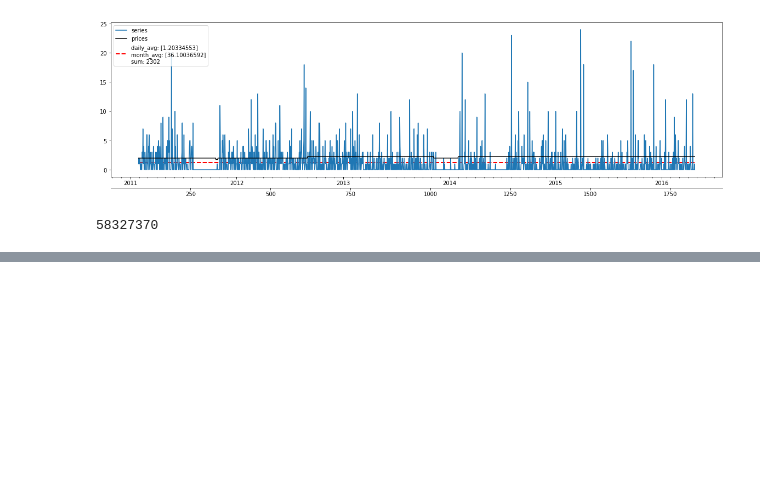
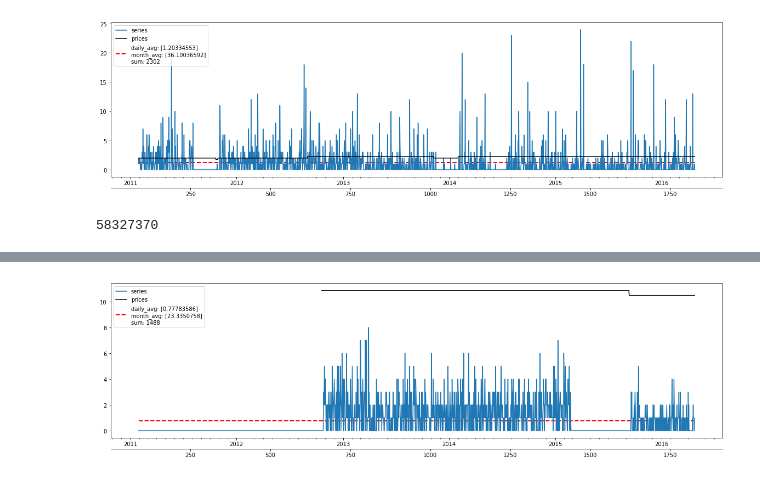
Before and after one commit to cluePrints/data-sci-fience, a Jupyter notebook: m5-forecasting-accuracy/0100. EDA.ipynb, the cells around one changed output, grey strips where cells are left out. Cells and saved outputs as stored; diff of their text form; code cells hidden in the pictures; blank space fills up the shorter version.

```diff
--- a/m5-forecasting-accuracy/0100. EDA.ipynb
+++ b/m5-forecasting-accuracy/0100. EDA.ipynb
@@ -801,0 +815,4 @@ len(df_sales_train_melt)
+# %%
+plot_item_series(df_sales_train_melt, 'HOUSEHOLD_1_032_WI_1_validation')
+# %% [output]
+[figure, added]
```
Also changed, not shown: parts of 33 cells of this notebook.
